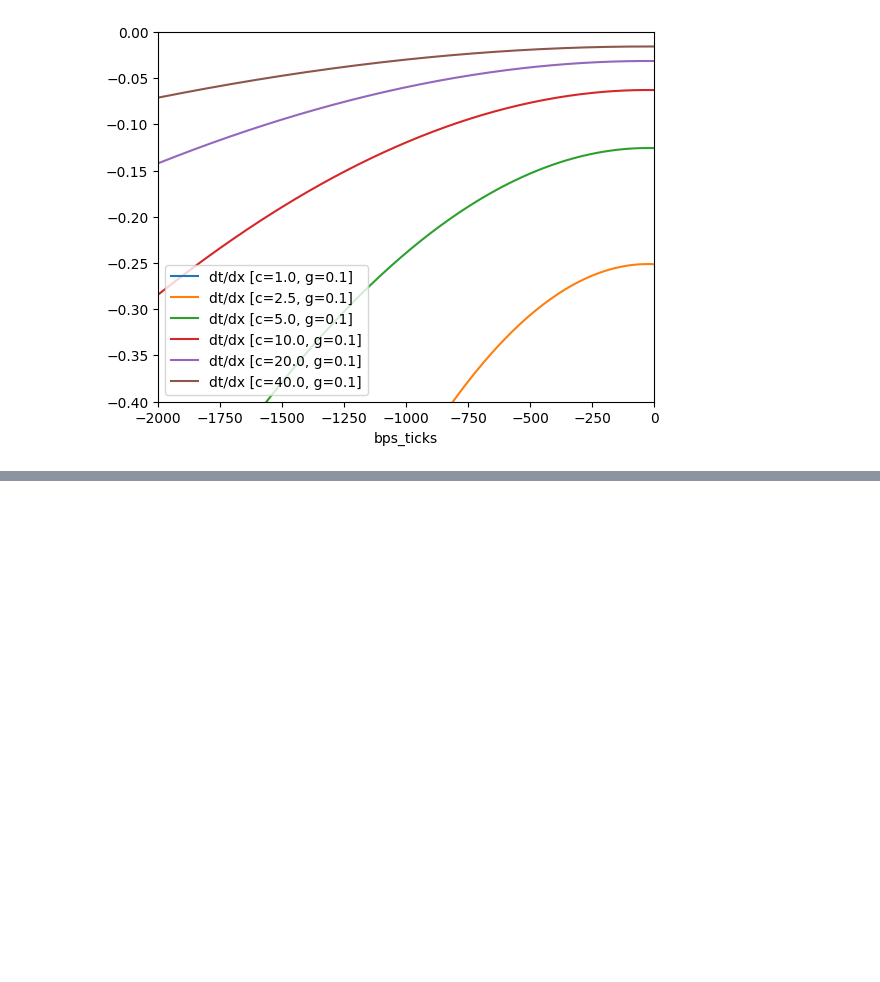
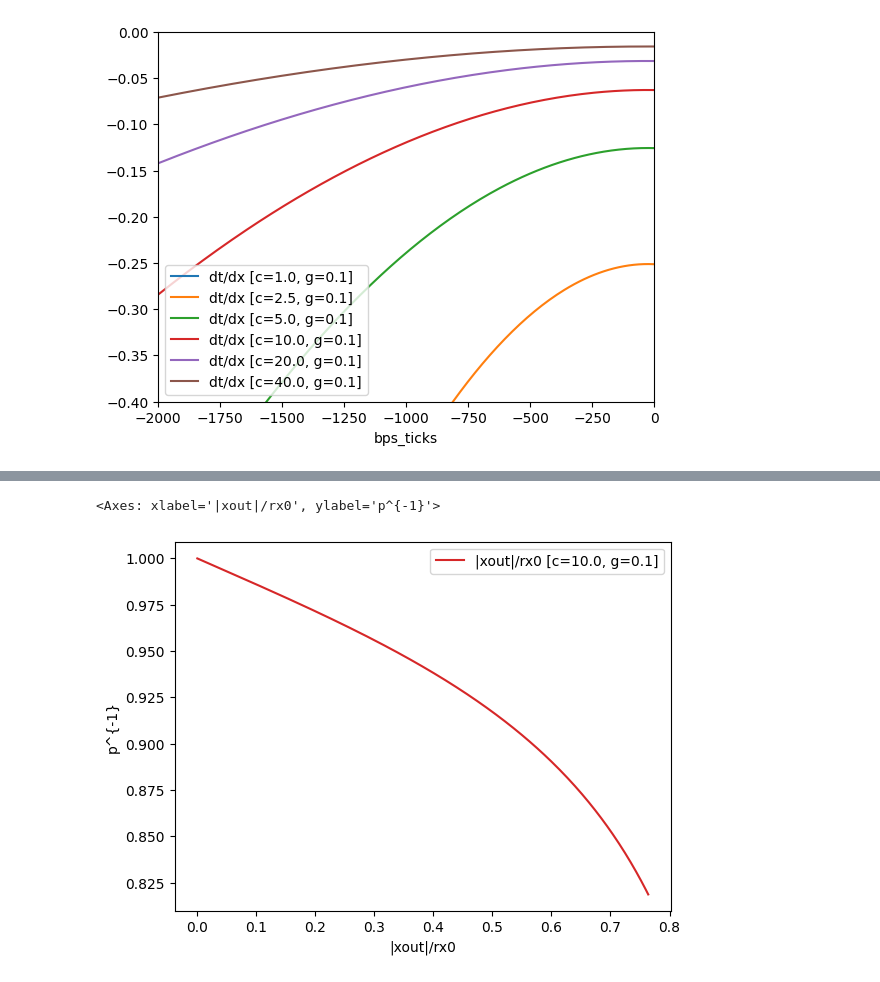
Before and after one commit to smolquants/cauchy-simulations-2025-03, a Jupyter notebook: notebook/analysis.ipynb, the cells around one changed output, grey strips where cells are left out. Saved outputs shown, nothing was run; the diff lists cells and outputs as text; code cells hidden in the pictures; blank space fills up the shorter version.

Commit message:
reserves x,y and slippage vs xout curve

```diff
--- a/notebook/analysis.ipynb
+++ b/notebook/analysis.ipynb
@@ -324,12 +347,25 @@ df.plot(x='bps_ticks', y=[f'dt/dx [c={c}, g={GAMMA}]' for c in cs], xlim=(-2000,
 #  ... gamma=0.1: to move tick 0.1% higher from tick=500 to tick=510, cost leverage of 1.3x
 
 width = 10  # bps (0.1%)
-top = 1000  # bps (10%)
+top = 2000  # bps (20%)
 tick_ranges = [(width * i, width * (i+1)) for i in range(top // width)]
+
 for i, f in tick_ranges:
     for g in gammas:
-        cost_y_rel = CauchyLiquidityProfile(c=C, gamma=g).cost_y(from_bps_tick(i), from_bps_tick(f)) / clp.c
-        cost_y_rel_bps = cost_y_rel * 1e4
-        cost_lev = cost_y_rel_bps / width
-        print(f"(i, f): ({i}, {f}); g: {g}; cost y rel to clp.c in bps: {cost_y_rel_bps}; cost leverage: {cost_lev}")
+        reserves_x = CauchyLiquidityProfile(c=C, gamma=g).reserves_x(from_bps_tick(i), from_bps_tick(MAX_TICK))
+        reserves_y = CauchyLiquidityProfile(c=C, gamma=g).reserves_y(from_bps_tick(i), from_bps_tick(MAX_TICK))
+
+        # x values
+        cost_x = CauchyLiquidityProfile(c=C, gamma=g).cost_x(from_bps_tick(i), from_bps_tick(f))
+        cost_x_rel = cost_x / reserves_x
+        cost_x_lev = (cost_x_rel_bps * 1e4) / width
+
+        # y values
+        cost_y = CauchyLiquidityProfile(c=C, gamma=g).cost_y(from_bps_tick(i), from_bps_tick(f))
+        cost_y_rel = cost_y / reserves_y
+        cost_y_lev = (cost_y_rel * 1e4) / width
+
+        print(f"(i, f): ({i}, {f}); g: {g}; rx: {reserves_x}; xout per rx (bps): {cost_x_rel * 1e4}; xout per rx per dt (factor): {cost_x_lev}")
+        print(f"(i, f): ({i}, {f}); g: {g}; ry: {reserves_y}; yin per ry (bps): {cost_y_rel * 1e4}; yin per ry per dt (factor): {cost_y_lev}")
+        print()
 # %% [output]
@@ -352,0 +389,8 @@ for i, f in tick_ranges:
+# %%
+# to compare with curve, calculate the amount of x out required to move pool to tick t for various ticks
+bps_ticks_in_ranges = np.array([width * i for i in range((top + width) // width)])
+df_w_ranges = pd.DataFrame(data={
+    'bps_ticks': ticks_in_ranges,
+    'price': np.exp(from_bps_tick(bps_ticks_in_ranges)),
+    'price^{-1}': np.exp(-from_bps_tick(bps_ticks_in_ranges))
+})
@@ -352,0 +413,9 @@ for i, f in tick_ranges:
+# %%
+df_w_ranges[f'xout [c={clp.c}, g={clp.gamma}]'] = df_w_ranges['bps_ticks'].apply(lambda t: clp.cost_x(from_bps_tick(0), from_bps_tick(t)))
+df_w_ranges[f'yin [c={clp.c}, g={clp.gamma}]'] = df_w_ranges['bps_ticks'].apply(lambda t: clp.cost_y(from_bps_tick(0), from_bps_tick(t)))
+df_w_ranges[f'rx0 [c={clp.c}, g={clp.gamma}]'] = df_w_ranges['bps_ticks'].apply(lambda t: clp.reserves_x(from_bps_tick(0), from_bps_tick(MAX_TICK)))
+df_w_ranges[f'ry0 [c={clp.c}, g={clp.gamma}]'] = df_w_ranges['bps_ticks'].apply(lambda t: clp.reserves_y(from_bps_tick(0), from_bps_tick(MAX_TICK)))
+# %%
+df_w_ranges[f'xout/rx0 [c={clp.c}, g={clp.gamma}]'] = df_w_ranges[f'xout [c={clp.c}, g={clp.gamma}]'] / df_w_ranges[f'rx0 [c={clp.c}, g={clp.gamma}]']
+df_w_ranges[f'|xout|/rx0 [c={clp.c}, g={clp.gamma}]'] = np.abs(df_w_ranges[f'xout [c={clp.c}, g={clp.gamma}]']) / df_w_ranges[f'rx0 [c={clp.c}, g={clp.gamma}]']
+df_w_ranges[f'yin/ry0 [c={clp.c}, g={clp.gamma}]'] = df_w_ranges[f'yin [c={clp.c}, g={clp.gamma}]'] / df_w_ranges[f'ry0 [c={clp.c}, g={clp.gamma}]']
@@ -352,0 +438,6 @@ for i, f in tick_ranges:
+# %%
+# plot inverse price vs x out as fraction of initial reserves
+df_w_ranges.plot(x=f'|xout|/rx0 [c={C}, g={GAMMA}]', y='price^{-1}', xlabel=f'|xout|/rx0', ylabel='p^{-1}', label=f'|xout|/rx0 [c={C}, g={GAMMA}]', color='C3')
+# %% [output]
+<Axes: xlabel='|xout|/rx0', ylabel='p^{-1}'>
+[figure, added]
```
Also changed, not shown: parts of 6 cells of this notebook.
